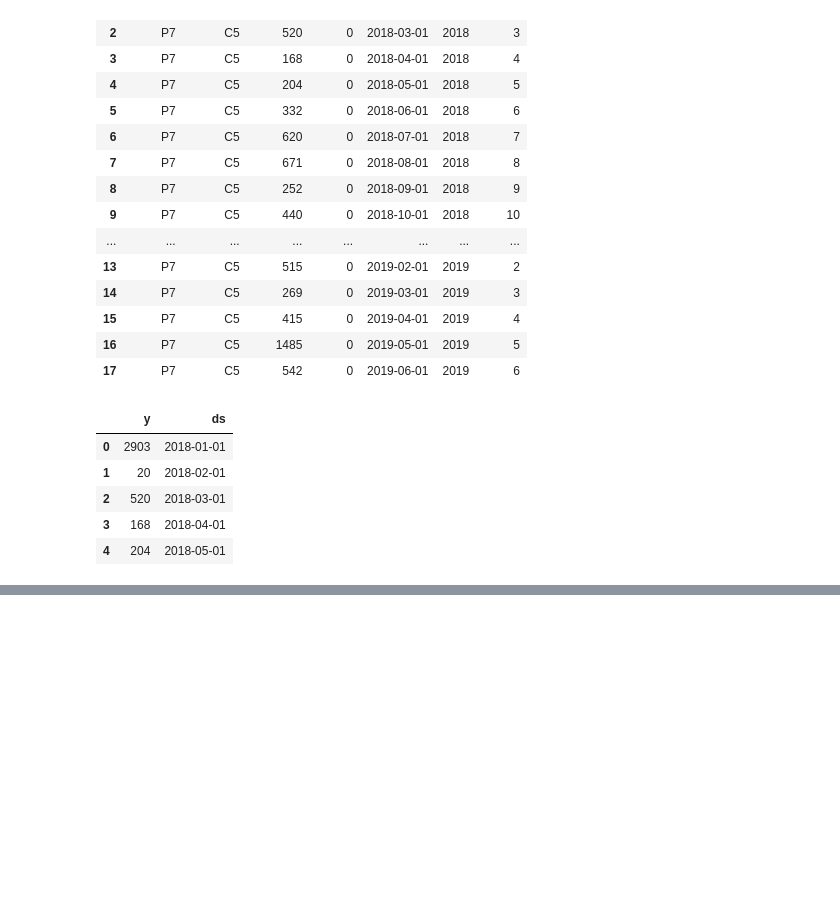
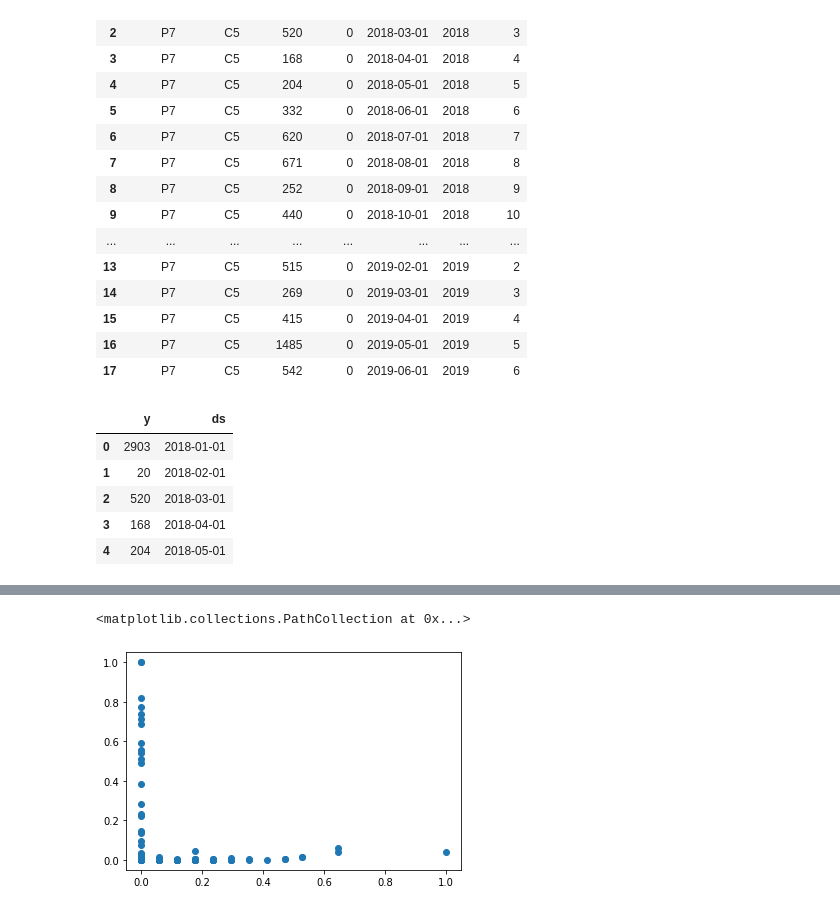
Before and after one commit to sha863/Forecast-Data-Analysis, a Jupyter notebook: Forecast_data_analysis.ipynb, the cells around one changed output, grey strips where cells are left out. Cells and saved outputs as stored; diff of their text form; code cells hidden in the pictures; blank space fills up the shorter version.

```diff
--- a/Forecast_data_analysis.ipynb
+++ b/Forecast_data_analysis.ipynb
@@ -545,0 +592,9 @@ plot1 = m.plot(forecast)
+# %%
+from sklearn.preprocessing import MinMaxScaler
+scaler = MinMaxScaler()
+
+scaler.fit(data[['Quantity']])
+data['Quantity'] = scaler.transform(data[['Quantity']])
+
+scaler.fit(data[['Factor']])
+data['Factor'] = scaler.transform(data[['Factor']])
@@ -545,0 +610,5 @@ plot1 = m.plot(forecast)
+# %%
+plt.scatter(data.Factor,data.Quantity)
+# %% [output]
+<matplotlib.collections.PathCollection at 0x...>
+[figure, added]
```
Also changed, not shown: parts of 25 cells of this notebook.
